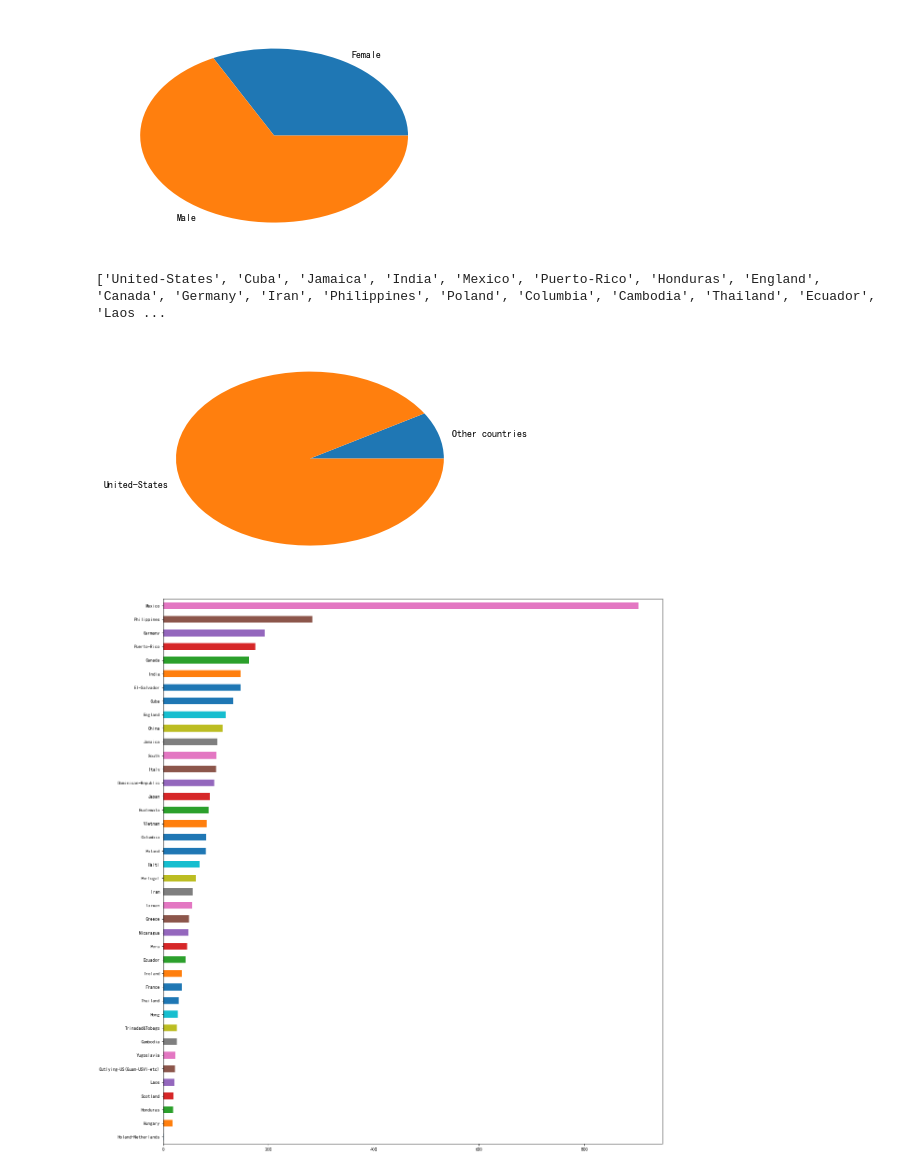
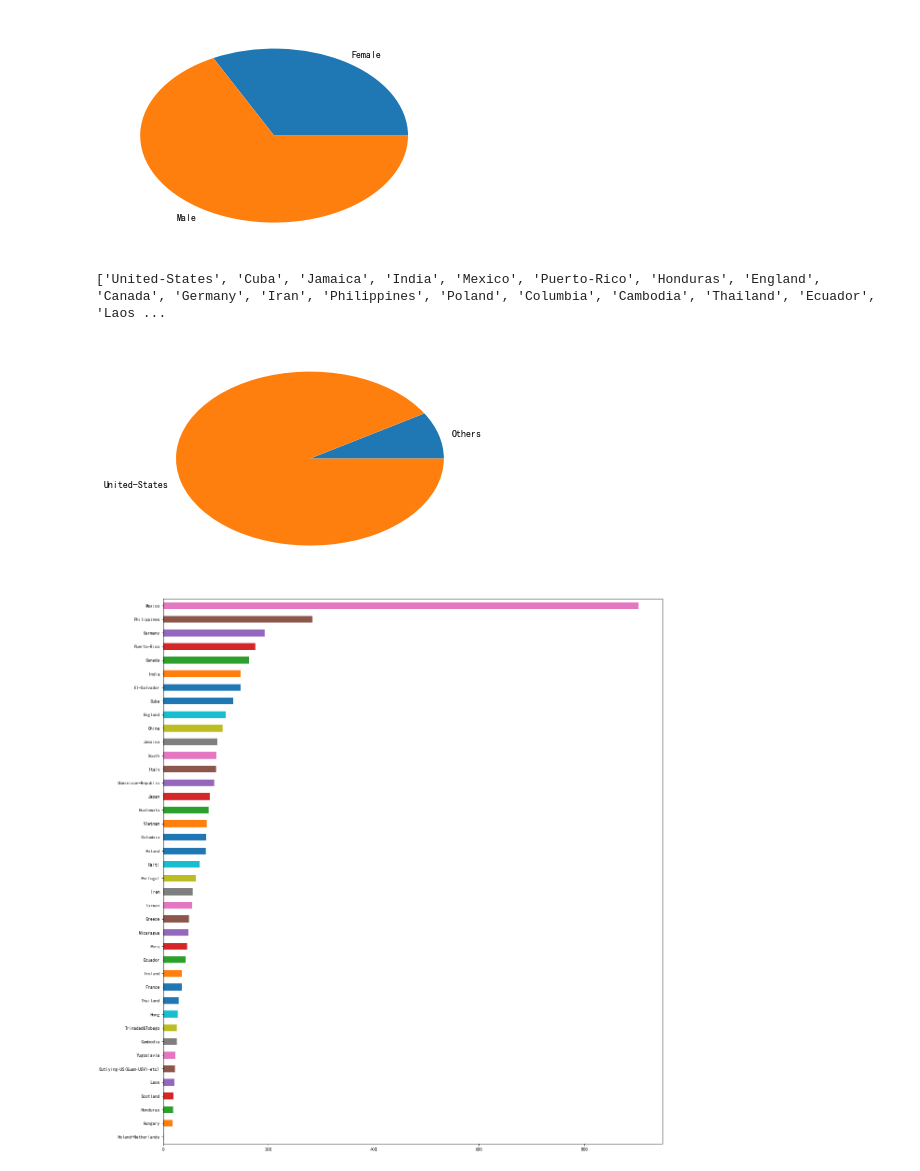
Before and after one commit to shinshiner/CS245-Data-Science, a Jupyter notebook: Adult++/main.ipynb, the cells around one changed output. Drawn from its saved outputs; the diff is of its cells as text; code cells hidden in the pictures.

```diff
--- a/Adult++/main.ipynb
+++ b/Adult++/main.ipynb
@@ -287,23 +291,23 @@ plt.show()
 # %%
 tar_df = class_real_df['native_country']
 all_country = list(class_real_df['native_country'].unique())
 print(all_country)
 all_country.remove('United-States')
 
 tar_df2 = tar_df
 for country in all_country:
-    tar_df2 = tar_df2.replace(country, 'Other countries')
+    tar_df2 = tar_df2.replace(country, 'Others')
 tar_df2
 
 #plt.figure(figsize=(10, 15))
 plt.figure(figsize=(6, 4))
 tar_df2.value_counts(ascending=True).plot(kind='pie', label='')
 
 plt.savefig('report/img/native_country_dis.pdf')
 plt.show()
 # %% [output]
 ['United-States', 'Cuba', 'Jamaica', 'India', 'Mexico', 'Puerto-Rico', 'Honduras', 'England', 'Canada', 'Germany', 'Iran', 'Philippines', 'Poland', 'Columbia', 'Cambodia', 'Thailand', 'Ecuador', 'Laos ...
-[figure, old version]
+[figure, new version]
 # %%
 tar_df = class_real_df[class_real_df['native_country'] != 'United-States']['native_country']
 
```
Also changed, not shown: parts of 5 cells of this notebook, 10 other files.
